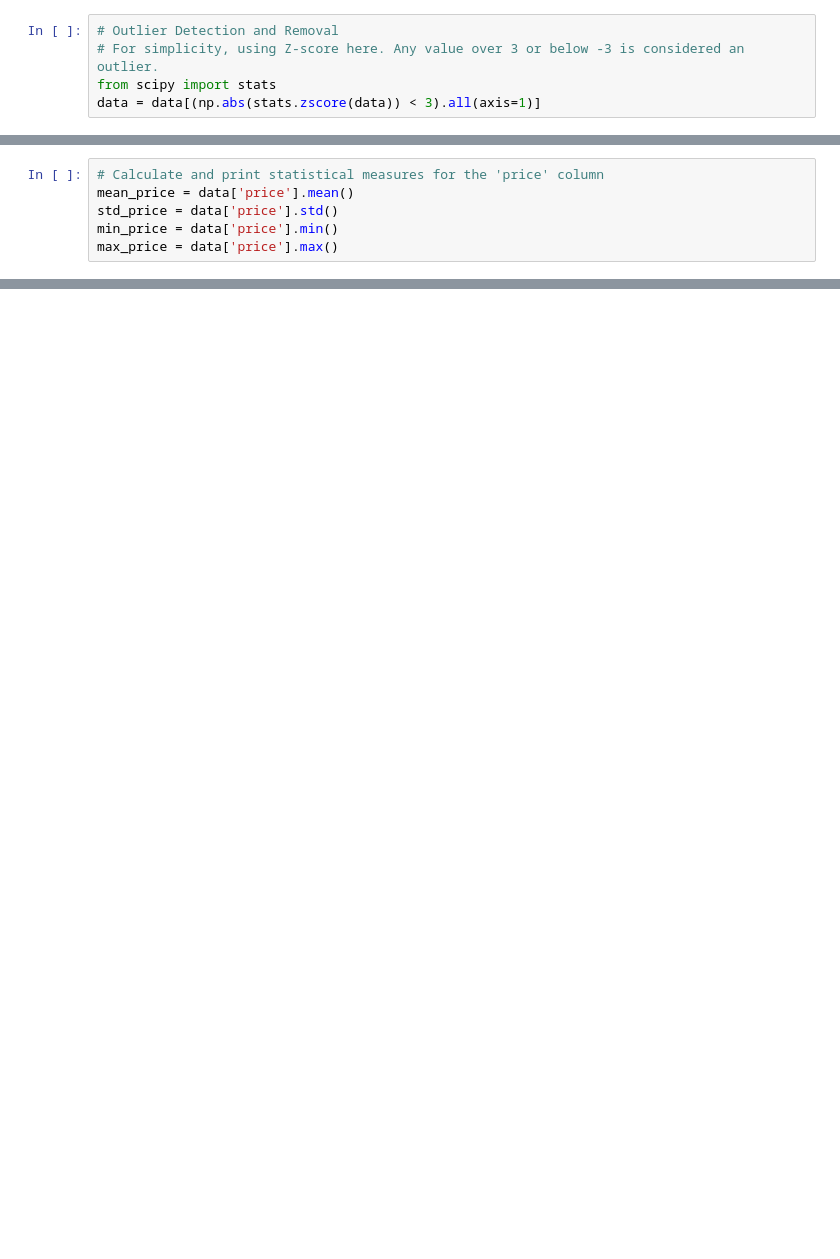
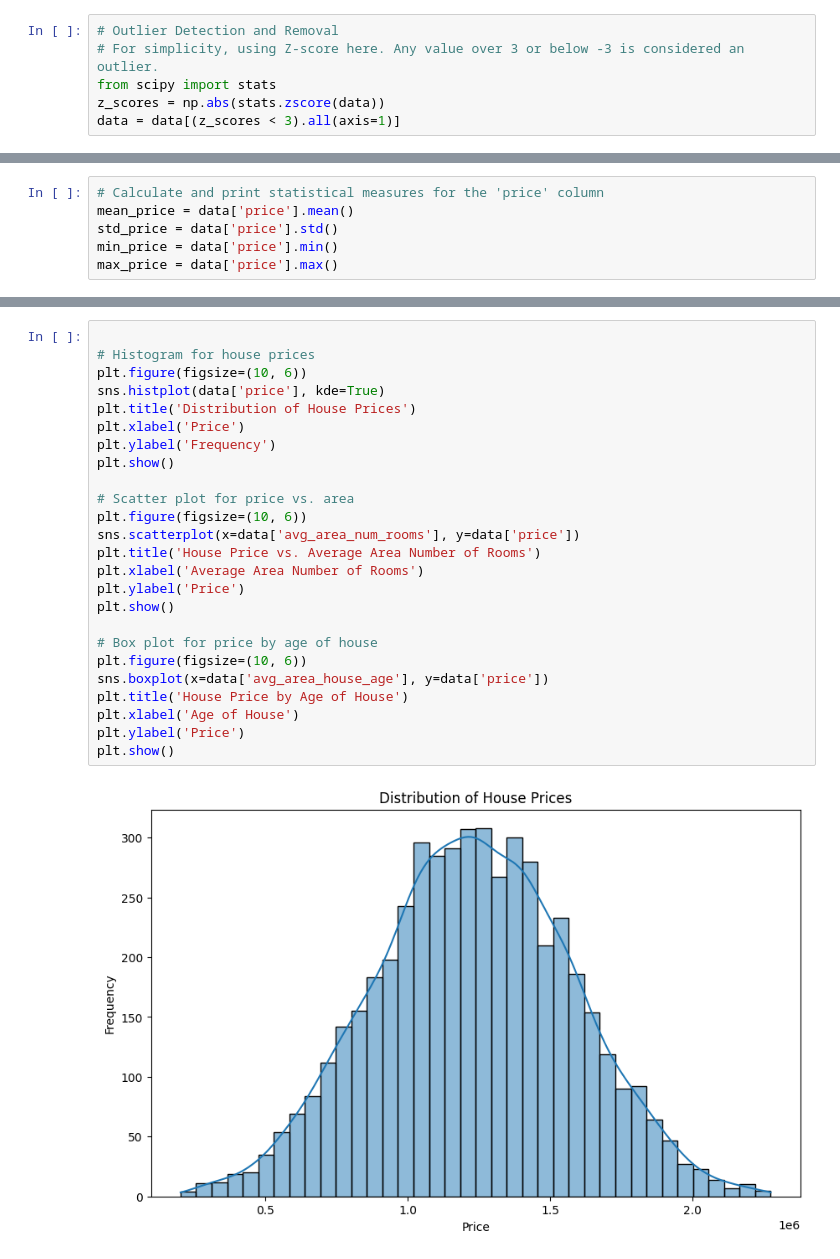
Before and after one commit to MalikKtK/EksameForberedelse, a Jupyter notebook: mandatory2.ipynb, the cells around one changed output, grey strips where cells are left out. Cells and saved outputs as stored; diff of their text form; blank space fills up the shorter version.

```diff
--- a/mandatory2.ipynb
+++ b/mandatory2.ipynb
@@ -32,4 +71,5 @@ data['rooms_per_house'] = data['avg_area_num_rooms'] / data['avg_bedrooms']
 # Outlier Detection and Removal
 # For simplicity, using Z-score here. Any value over 3 or below -3 is considered an outlier.
 from scipy import stats
-data = data[(np.abs(stats.zscore(data)) < 3).all(axis=1)]
+z_scores = np.abs(stats.zscore(data))
+data = data[(z_scores < 3).all(axis=1)]
@@ -91,0 +227,27 @@ Dette er den højeste pris for et hus i datasættet.
+# %%
+
+# Histogram for house prices
+plt.figure(figsize=(10, 6))
+sns.histplot(data['price'], kde=True)
+plt.title('Distribution of House Prices')
+plt.xlabel('Price')
+plt.ylabel('Frequency')
+plt.show()
+
+# Scatter plot for price vs. area
+plt.figure(figsize=(10, 6))
+sns.scatterplot(x=data['avg_area_num_rooms'], y=data['price'])
+plt.title('House Price vs. Average Area Number of Rooms')
+plt.xlabel('Average Area Number of Rooms')
+plt.ylabel('Price')
+plt.show()
+
+# Box plot for price by age of house
+plt.figure(figsize=(10, 6))
+sns.boxplot(x=data['avg_area_house_age'], y=data['price'])
+plt.title('House Price by Age of House')
+plt.xlabel('Age of House')
+plt.ylabel('Price')
+plt.show()
+# %% [output]
+[figure, added]
```
Also changed, not shown: parts of 21 cells of this notebook.
